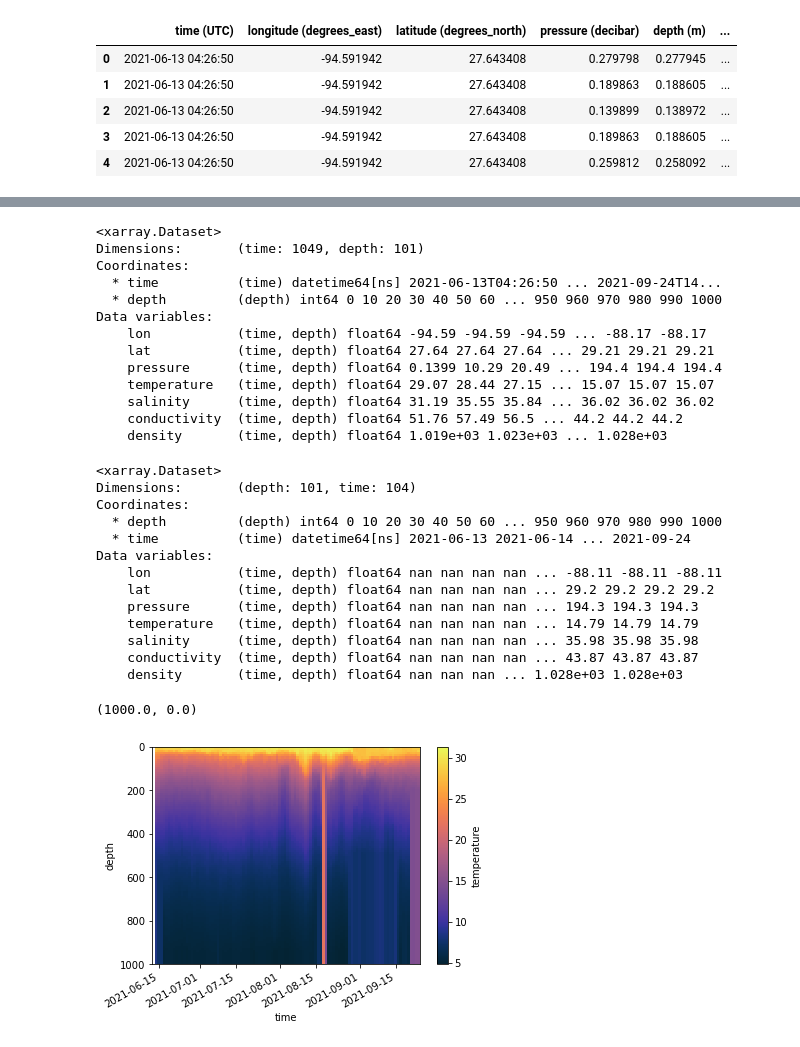
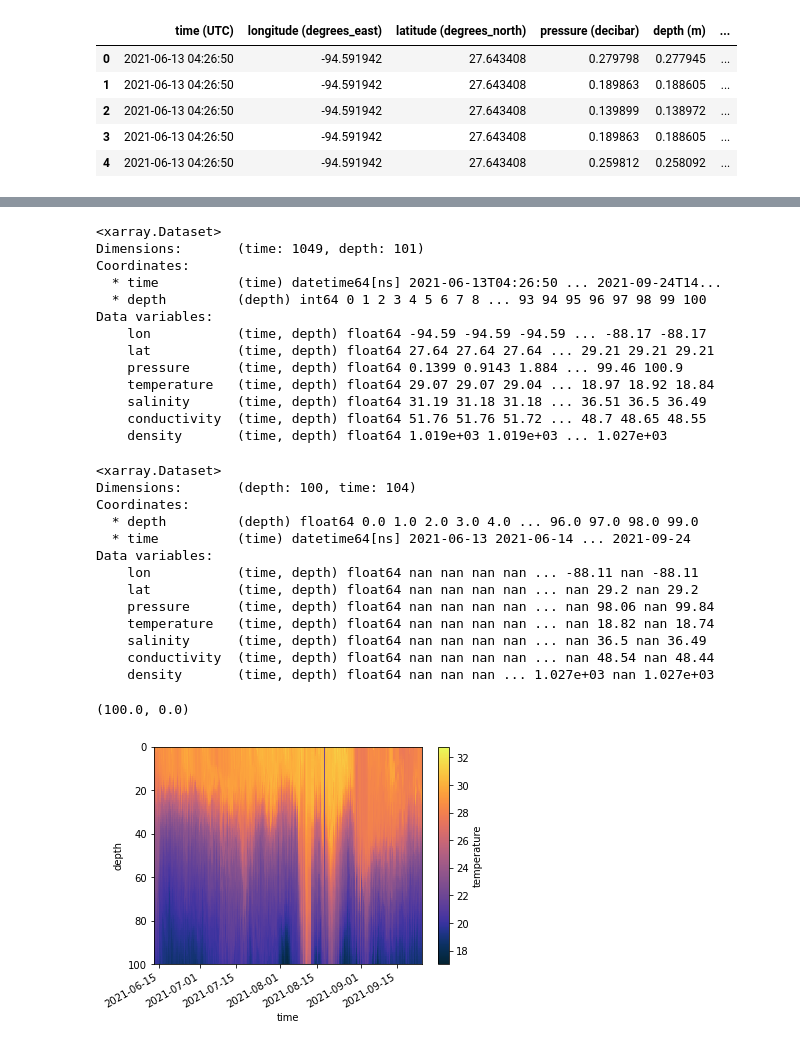
Before and after one commit to rucool/ioos_model_comparisons, a Jupyter notebook: notebooks/interpolate_glider_data.ipynb, the cells around one changed output, grey strips where cells are left out. Cells and saved outputs as stored; diff of their text form; code cells hidden in the pictures.

```diff
--- a/notebooks/interpolate_glider_data.ipynb
+++ b/notebooks/interpolate_glider_data.ipynb
@@ -46,11 +46,11 @@ df.head()
 | 3 | 2021-06-13 04:26:50 | -94.591942 | 27.643408 | 0.189863 | 0.188605 | 29.0679 | 31.189420 | 51.765100 | 1019.18530 |
 | 4 | 2021-06-13 04:26:50 | -94.591942 | 27.643408 | 0.259812 | 0.258092 | 29.0700 | 31.188171 | 51.765297 | 1019.18396 |
 # %%
-from ioos_model_comparisons.calc import depth_bin, depth_interpolate
+from ioos_model_comparisons.calc import depth_interpolate
 
 # Groupby 'time' and apply the your choice of depth gridding: depth_bin or depth_interpolate.
 # It will use the defaults for those functions
-df_interp = df.groupby(['time']).apply(depth_interpolate)
+df_interp = df.groupby(['time']).apply(depth_interpolate, depth_var='depth', depth_min=0, depth_max=100, stride=1)
 df_interp
 # %% [output]
 |  |  | depth | lon | lat | pressure | temperature | salinity | conductivity | density |
@@ -113,39 +114,39 @@ ds
 Dimensions:       (time: 1049, depth: 101)
 Coordinates:
   * time          (time) datetime64[ns] 2021-06-13T04:26:50 ... 2021-09-24T14...
-  * depth         (depth) int64 0 10 20 30 40 50 60 ... 950 960 970 980 990 1000
+  * depth         (depth) int64 0 1 2 3 4 5 6 7 8 ... 93 94 95 96 97 98 99 100
 Data variables:
     lon           (time, depth) float64 -94.59 -94.59 -94.59 ... -88.17 -88.17
     lat           (time, depth) float64 27.64 27.64 27.64 ... 29.21 29.21 29.21
-    pressure      (time, depth) float64 0.1399 10.29 20.49 ... 194.4 194.4 194.4
-    temperature   (time, depth) float64 29.07 28.44 27.15 ... 15.07 15.07 15.07
-    salinity      (time, depth) float64 31.19 35.55 35.84 ... 36.02 36.02 36.02
-    conductivity  (time, depth) float64 51.76 57.49 56.5 ... 44.2 44.2 44.2
-    density       (time, depth) float64 1.019e+03 1.023e+03 ... 1.028e+03
+    pressure      (time, depth) float64 0.1399 0.9143 1.884 ... 99.46 100.9
+    temperature   (time, depth) float64 29.07 29.07 29.04 ... 18.97 18.92 18.84
+    salinity      (time, depth) float64 31.19 31.18 31.18 ... 36.51 36.5 36.49
+    conductivity  (time, depth) float64 51.76 51.76 51.72 ... 48.7 48.65 48.55
+    density       (time, depth) float64 1.019e+03 1.019e+03 ... 1.027e+03
 # %%
 # Resample the data to 24 hours.
 tds = ds.resample(time='24H').interpolate('linear')
 tds
 # %% [output]
 <xarray.Dataset>
-Dimensions:       (depth: 101, time: 104)
+Dimensions:       (depth: 100, time: 104)
 Coordinates:
-  * depth         (depth) int64 0 10 20 30 40 50 60 ... 950 960 970 980 990 1000
+  * depth         (depth) float64 0.0 1.0 2.0 3.0 4.0 ... 96.0 97.0 98.0 99.0
   * time          (time) datetime64[ns] 2021-06-13 2021-06-14 ... 2021-09-24
 Data variables:
-    lon           (time, depth) float64 nan nan nan nan ... -88.11 -88.11 -88.11
-    lat           (time, depth) float64 nan nan nan nan ... 29.2 29.2 29.2 29.2
-    pressure      (time, depth) float64 nan nan nan nan ... 194.3 194.3 194.3
-    temperature   (time, depth) float64 nan nan nan nan ... 14.79 14.79 14.79
-    salinity      (time, depth) float64 nan nan nan nan ... 35.98 35.98 35.98
-    conductivity  (time, depth) float64 nan nan nan nan ... 43.87 43.87 43.87
-    density       (time, depth) float64 nan nan nan ... 1.028e+03 1.028e+03
+    lon           (time, depth) float64 nan nan nan nan ... -88.11 nan -88.11
+    lat           (time, depth) float64 nan nan nan nan ... nan 29.2 nan 29.2
+    pressure      (time, depth) float64 nan nan nan nan ... nan 98.06 nan 99.84
+    temperature   (time, depth) float64 nan nan nan nan ... nan 18.82 nan 18.74
+    salinity      (time, depth) float64 nan nan nan nan ... nan 36.5 nan 36.49
+    conductivity  (time, depth) float64 nan nan nan nan ... nan 48.54 nan 48.44
+    density       (time, depth) float64 nan nan nan ... 1.027e+03 nan 1.027e+03
 # %%
 import matplotlib.pyplot as plt
 import cmocean as cm
 
-ax = tds.temperature.plot(x='time', cmap=cm.cm.thermal)
-plt.ylim([1000, 0])
+ax = ds.temperature.plot(x='time', cmap=cm.cm.thermal)
+plt.ylim([100, 0])
 # %% [output]
-(1000.0, 0.0)
+(100.0, 0.0)
-[figure, old version]
+[figure, new version]
```
Also changed, not shown: parts of 3 cells of this notebook, 2 other files.
